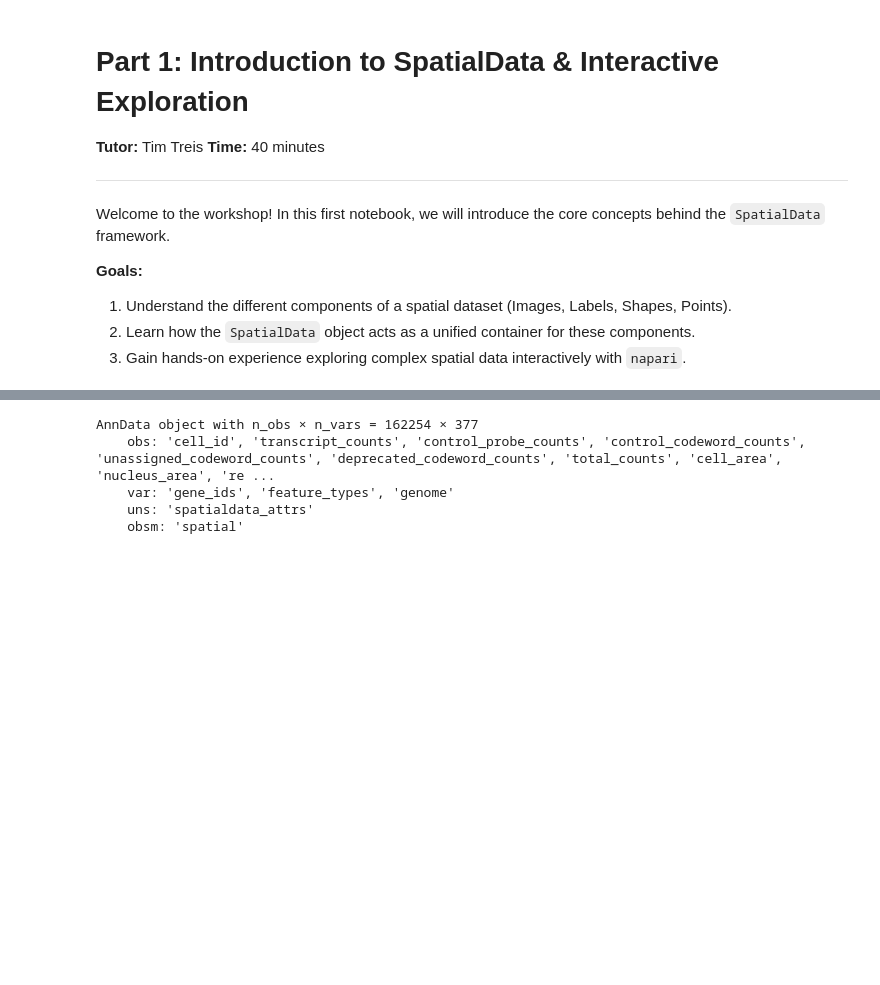
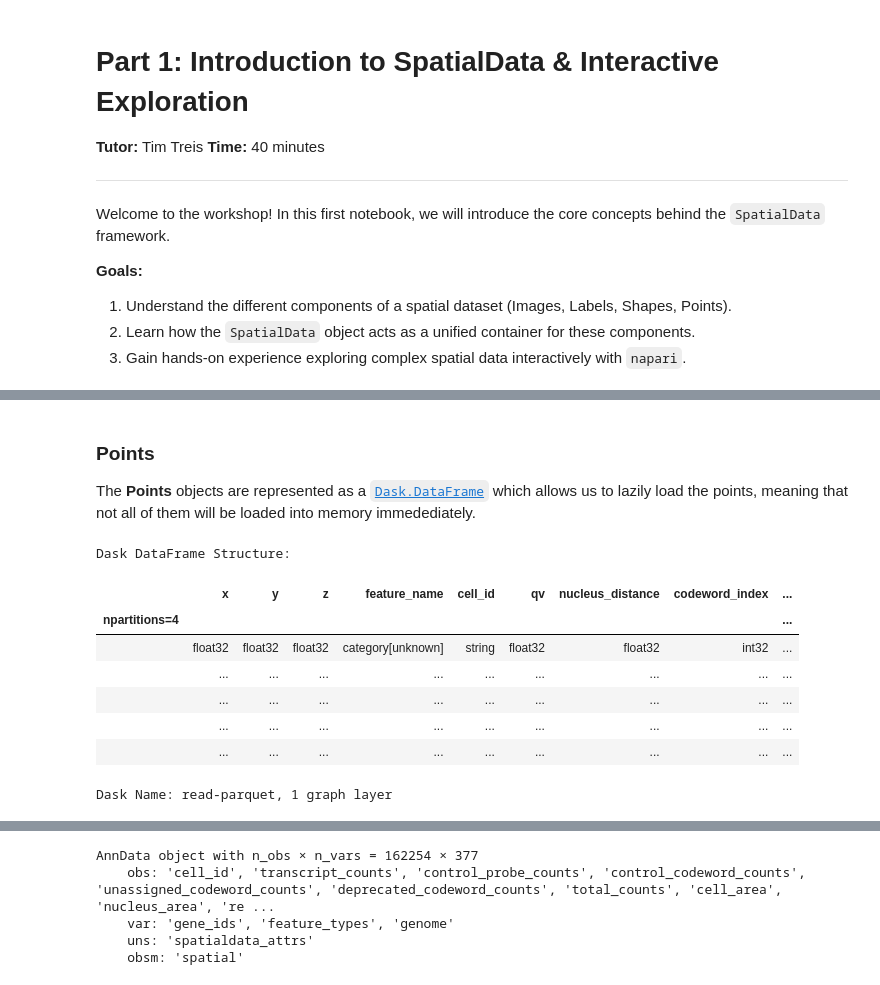
Before and after one commit to ccb-hms/Spatial-Workshop, a Jupyter notebook: notebooks/nb1_introduction_to_spatialdata.ipynb, the cells around one changed output, grey strips where cells are left out. Saved outputs shown, nothing was run; the diff lists cells and outputs as text; code cells hidden in the pictures; blank space fills up the shorter version.

```diff
--- a/notebooks/nb1_introduction_to_spatialdata.ipynb
+++ b/notebooks/nb1_introduction_to_spatialdata.ipynb
@@ -74,0 +196,16 @@ with coordinate systems:
+# %% [markdown]
+### Points
+
+The **Points** objects are represented as a [`Dask.DataFrame`](https://docs.dask.org/en/stable/dataframe.html) which allows us to lazily load the points, meaning that not all of them will be loaded into memory immedediately.
+# %%
+sdata_xenium.points["transcripts"]
+# %% [output]
+Dask DataFrame Structure:
+|  | x | y | z | feature_name | cell_id | qv | nucleus_distance | codeword_index | ... |
+| npartitions=4 |  |  |  |  |  |  |  |  | ... |
+|  | float32 | float32 | float32 | category[unknown] | string | float32 | float32 | int32 | ... |
+|  | ... | ... | ... | ... | ... | ... | ... | ... | ... |
+|  | ... | ... | ... | ... | ... | ... | ... | ... | ... |
+|  | ... | ... | ... | ... | ... | ... | ... | ... | ... |
+|  | ... | ... | ... | ... | ... | ... | ... | ... | ... |
+Dask Name: read-parquet, 1 graph layer
```
Also changed, not shown: parts of 32 cells of this notebook, 3 other files.
